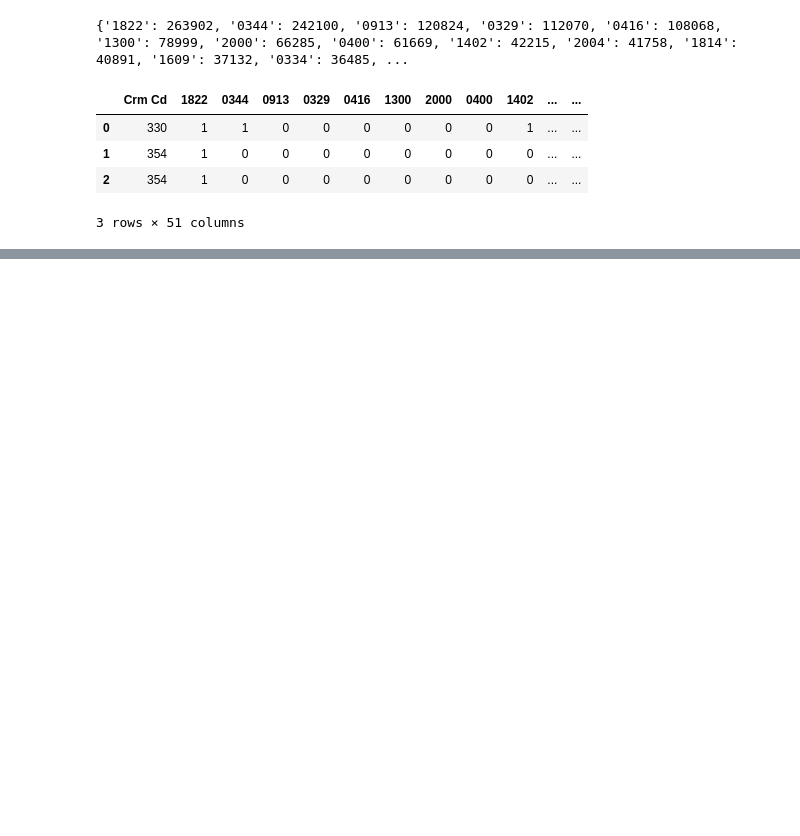
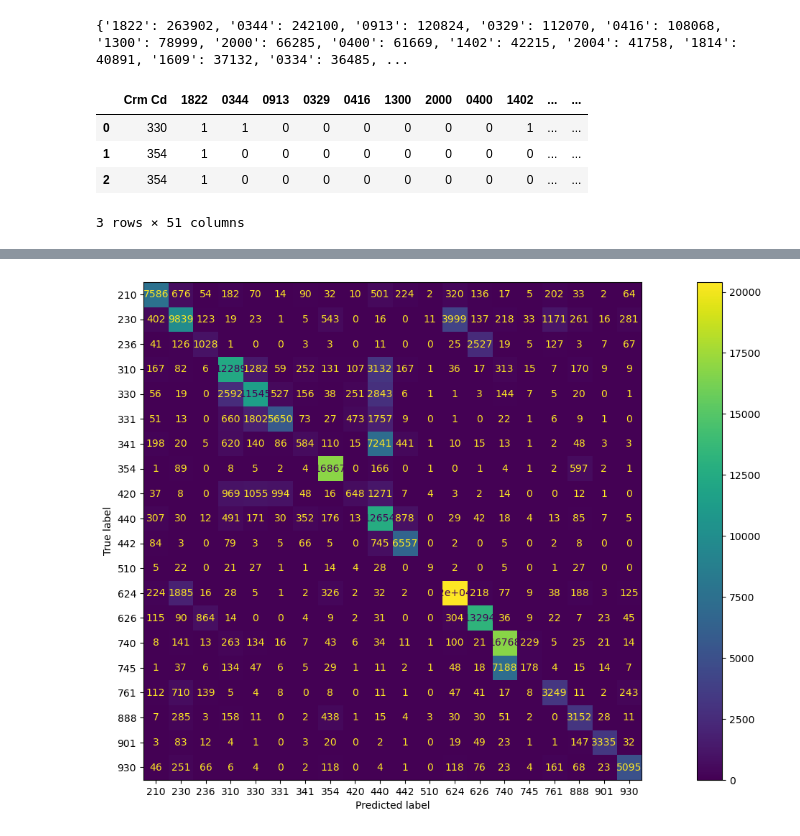
Before and after one commit to kappa243/data_explo, a Jupyter notebook: classification.ipynb, the cells around one changed output, grey strips where cells are left out. Saved outputs shown, nothing was run; the diff lists cells and outputs as text; code cells hidden in the pictures; blank space fills up the shorter version.

Commit message:
add decision tree to clasify

```diff
--- a/classification.ipynb
+++ b/classification.ipynb
@@ -106 +129,12 @@ else:
+# %%
+# If there is no model - train DT
+if not os.path.exists("./models/classification_models/dt_mocodes.pkl"):
+    dt_model = DecisionTreeClassifier()
+    dt_model.fit(X_train, y_train)
+    with open('models/classification_models/dt_mocodes.pkl','wb') as f:
+        pickle.dump(dt_model,f)
+# Load model if exist
+else:
+    with open('models/classification_models/dt_mocodes.pkl', 'rb') as f:
+        dt_model = pickle.load(f)
 # %%
@@ -121,0 +172,9 @@ fig.set_figheight(9)
+# %%
+
+disp = ConfusionMatrixDisplay.from_predictions(
+y_test, preds_dt, )
+fig = disp.ax_.get_figure()
+fig.set_figwidth(20)
+fig.set_figheight(9)
+# %% [output]
+[figure, added]
```
Also changed, not shown: parts of 8 cells of this notebook, 1 other file.
